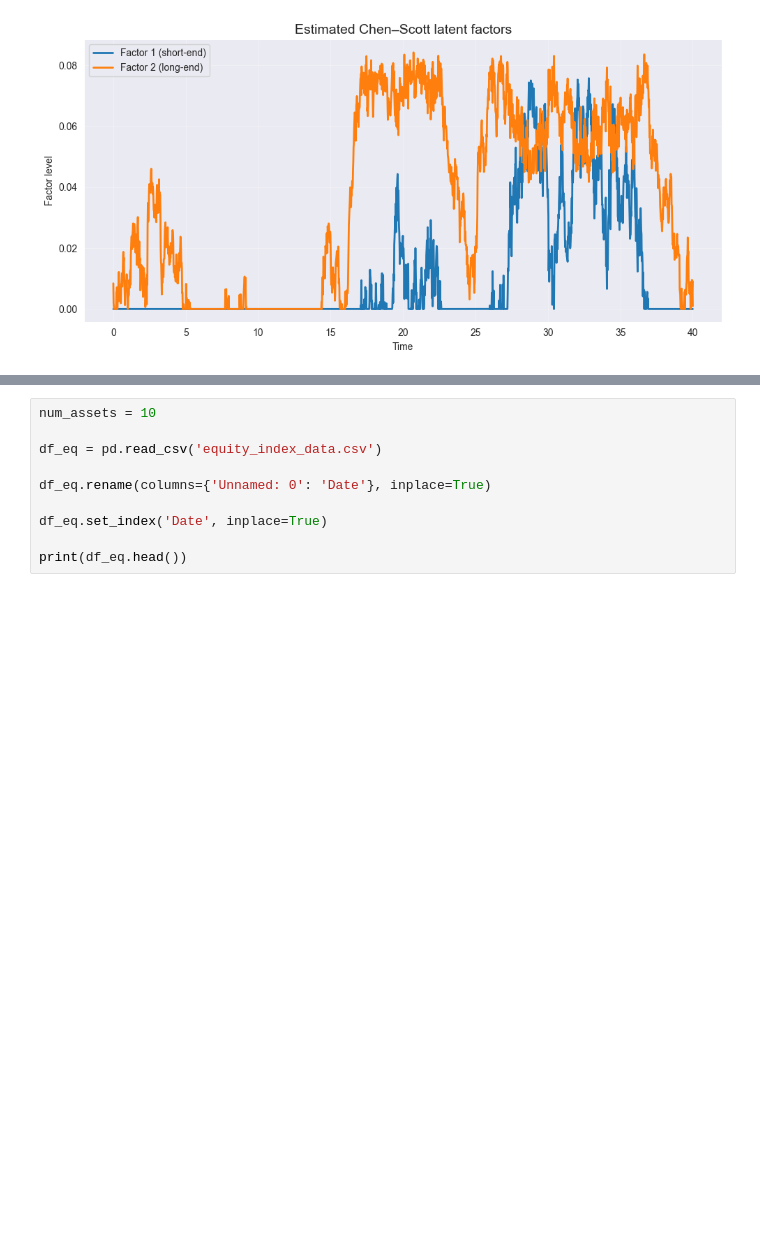
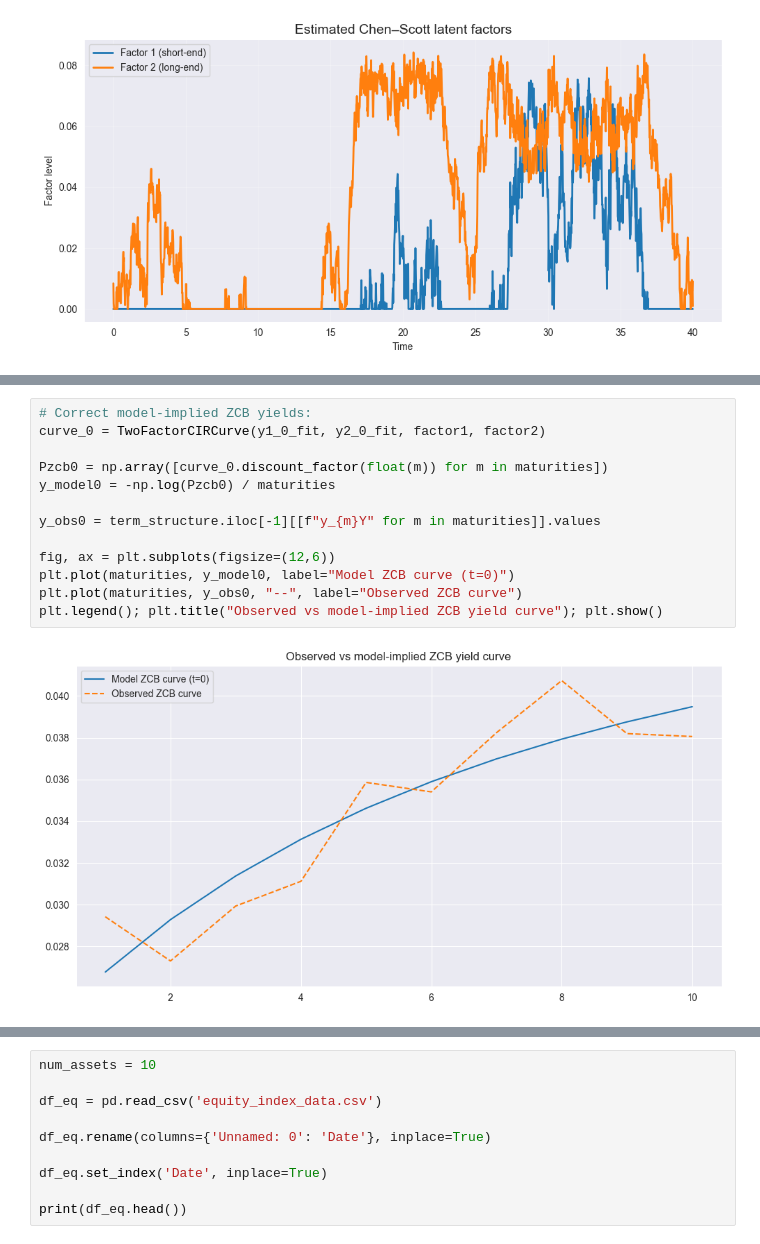
Before and after one commit to Madsnhr/FinEcon, a Jupyter notebook: Exam 2025/codeing/Solution.ipynb, the cells around one changed output, grey strips where cells are left out. Drawn from its saved outputs; the diff is of its cells as text; blank space fills up the shorter version.

```diff
--- a/Exam 2025/codeing/Solution.ipynb
+++ b/Exam 2025/codeing/Solution.ipynb
@@ -710,0 +864,15 @@ Example first-path short rates (first few steps):
+# %%
+# Correct model-implied ZCB yields:
+curve_0 = TwoFactorCIRCurve(y1_0_fit, y2_0_fit, factor1, factor2)
+
+Pzcb0 = np.array([curve_0.discount_factor(float(m)) for m in maturities])
+y_model0 = -np.log(Pzcb0) / maturities
+
+y_obs0 = term_structure.iloc[-1][[f"y_{m}Y" for m in maturities]].values
+
+fig, ax = plt.subplots(figsize=(12,6))
+plt.plot(maturities, y_model0, label="Model ZCB curve (t=0)")
+plt.plot(maturities, y_obs0, "--", label="Observed ZCB curve")
+plt.legend(); plt.title("Observed vs model-implied ZCB yield curve"); plt.show()
+# %% [output]
+[figure, added]
```
Also changed, not shown: parts of 25 cells of this notebook, 1 other file.
